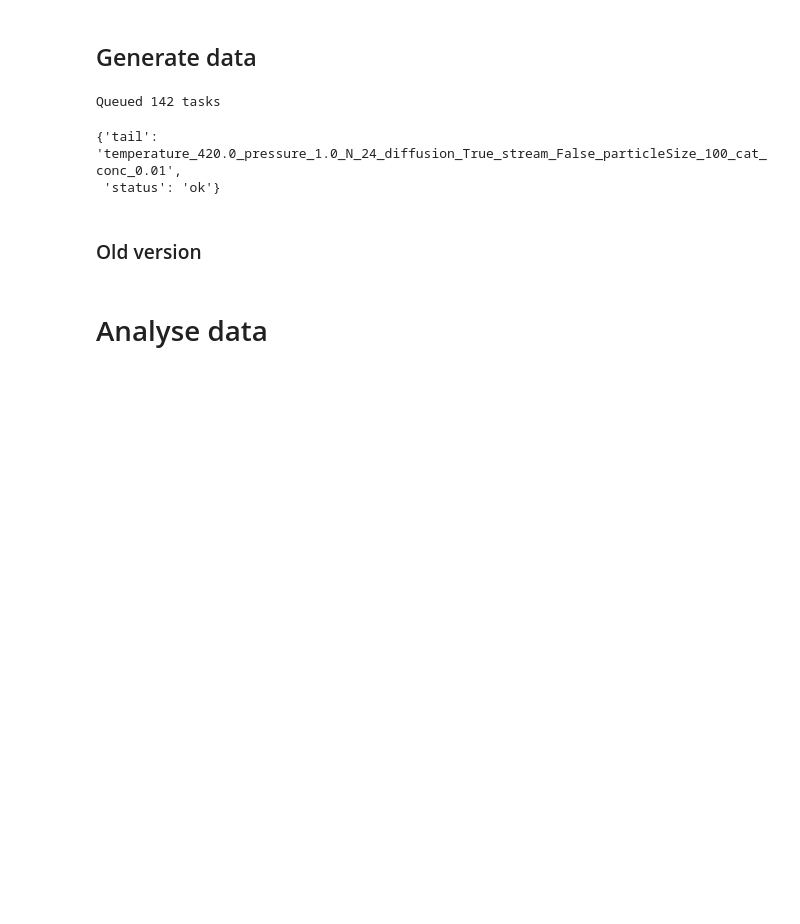
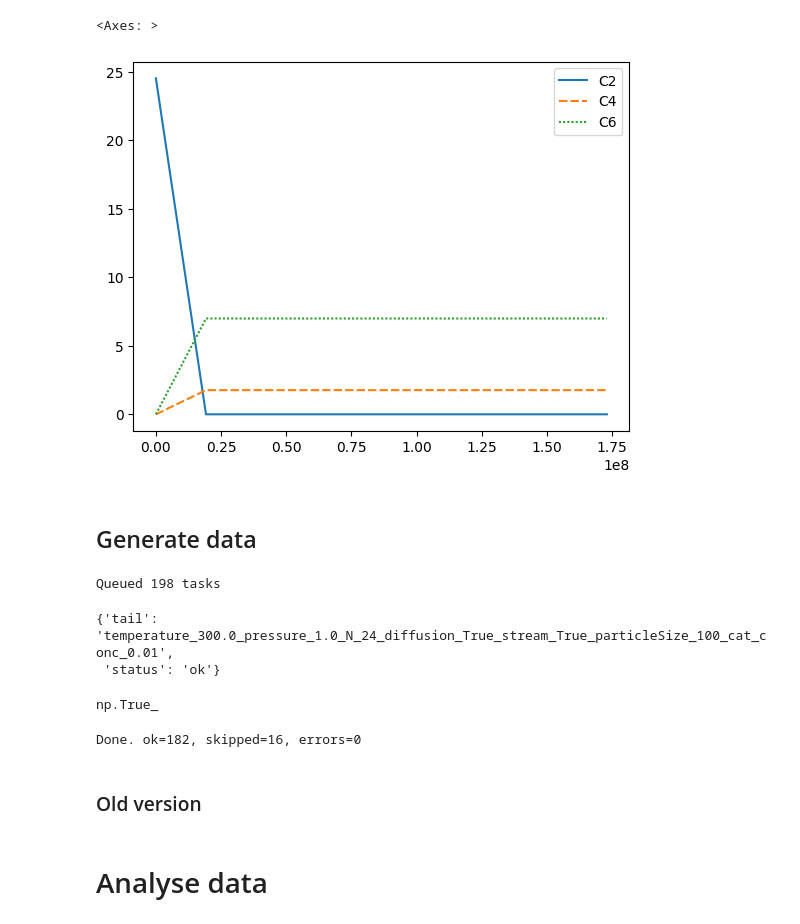
Before and after one commit to multiscale-modelling/kinetic_model, a Jupyter notebook: experiments/simplification.ipynb, the cells around one changed output. Saved outputs shown, nothing was run; the diff lists cells and outputs as text; code cells hidden in the pictures; blank space fills up the shorter version.

```diff
--- a/experiments/simplification.ipynb
+++ b/experiments/simplification.ipynb
@@ -269,3 +268,8 @@ True
+# %%
+sns.lineplot(ts[::1000])
+# %% [output]
+<Axes: >
+[figure, added]
 # %% [markdown]
 ## Generate data
 # %%
@@ -285,7 +289,7 @@ import os
 
 c2_model = joblib.load('../data/adsorption/pt_poly_model.pkl')
 
-def get_distr(N, temperature, pressure, steps, time, diffusion, stream, ps, cat_conc, is_remove_back_ins=False):
+def get_distr(N, temperature, pressure, steps, time, diffusion, stream, ps, cat_conc, is_remove_back_ins=True):
     C2_conc, C2_out_conc = c2_model.predict_absolute(np.array([pressure * 101325]),
                                                  np.array([temperature])), \
                     c2_model.predict_out(np.array([pressure * 101325]),
@@ -314,6 +318,7 @@ def get_distr(N, temperature, pressure, steps, time, diffusion, stream, ps, cat_
 
     reactor.solver = reactor._build_solver()
     norm_factor = normilize_constants(reactor._reactions, r_max=1e6)
+    reactor.time_hours /= norm_factor
     if is_remove_back_ins:
         remove_back_ins(reactor._reactions, reactor.N)
     distr, ts = reactor.run(build_solver=False)
@@ -331,18 +336,18 @@ def _get_distr_capture_warnings(args_tuple):
 
 N = 24
 df = pd.DataFrame()
-steps = 1e5
-time = 1e1
-temperatures = np.linspace(300, 600, 21)
+steps = 1e3
+time = 1e2
+temperatures = np.linspace(300, 600, 11)
 pressures = np.linspace(1, 50, 3)
 
 diffusion_modes = (True, False)
 stream_modes = (True, False)
 particle_sizes = (100, 1000)
 cat_concentration = (1e-2,)
-waiting_time = 600  # seconds
-output_folder = 'files/modeling_back_230925/'
-is_remove_back_ins = False
+waiting_time = 30  # seconds
+output_folder = 'files/modeling_back_250925_noback/'
+is_remove_back_ins = True
 # --- Build task list (skip those already on disk) ---
 def make_tail(temperature, pressure, N, diffusion, stream, ps, cat_conc):
     return f"temperature_{temperature}_pressure_{pressure}_N_{N}_diffusion_{diffusion}_stream_{stream}_particleSize_{ps}_cat_conc_{cat_conc}"
@@ -370,7 +375,7 @@ def run_one_task(task):
     temperature, ps, pressure, diffusion, stream, cat_conc, is_remove_back_ins, tail = task
     try:
         ok = False
-        for time_increase in range(4):
+        for time_increase in range(1):
 
             try:
                 # grow total simulation time geometrically
@@ -387,7 +392,7 @@ def run_one_task(task):
                 if had_warnings:
                      return {"tail": tail, "status": "skipped_errors"}
                 # accept only if converged and warning-free
-                if check_convergance(ts, error_threshold=1e-5):
+                if True:#check_convergance(ts, error_threshold=1e6):
                     ok = True
                     break
             except FunctionTimedOut:
@@ -412,12 +417,18 @@ def run_one_task(task):
 
 run_one_task(all_tasks[0])
 # %% [output]
-Queued 142 tasks
+Queued 198 tasks
-{'tail': 'temperature_420.0_pressure_1.0_N_24_diffusion_True_stream_False_particleSize_100_cat_conc_0.01',
+{'tail': 'temperature_300.0_pressure_1.0_N_24_diffusion_True_stream_True_particleSize_100_cat_conc_0.01',
  'status': 'ok'}
+# %%
+file = output_folder + 'ts_' + all_tasks[0][-1] + '.pkl'
+df = pd.read_pickle(file)
+np.all(df >= -1e-8)
+# %% [output]
+np.True_
 # %%
 with tqdm_joblib(tqdm(total=len(all_tasks), desc="Simulating conditions")) as progress_bar:
-    results = Parallel(n_jobs=-1, backend="loky")(
+    results = Parallel(n_jobs=-1, backend="loky", pre_dispatch="2*n_jobs")(
         delayed(run_one_task)(t) for t in all_tasks
     )
 
@@ -427,6 +438,8 @@ ok_cnt  = sum(r["status"]=="ok" for r in results)
 skp_cnt = sum(r["status"]=="skipped_no_convergence" for r in results)
 err_cnt = sum(r["status"]=="error" for r in results)
 print(f"Done. ok={ok_cnt}, skipped={skp_cnt}, errors={err_cnt}")
+# %% [output]
+Done. ok=182, skipped=16, errors=0
 # %% [markdown]
 ### Old version
 # %%
```
Also changed, not shown: parts of 2 cells of this notebook, 6 other files.
